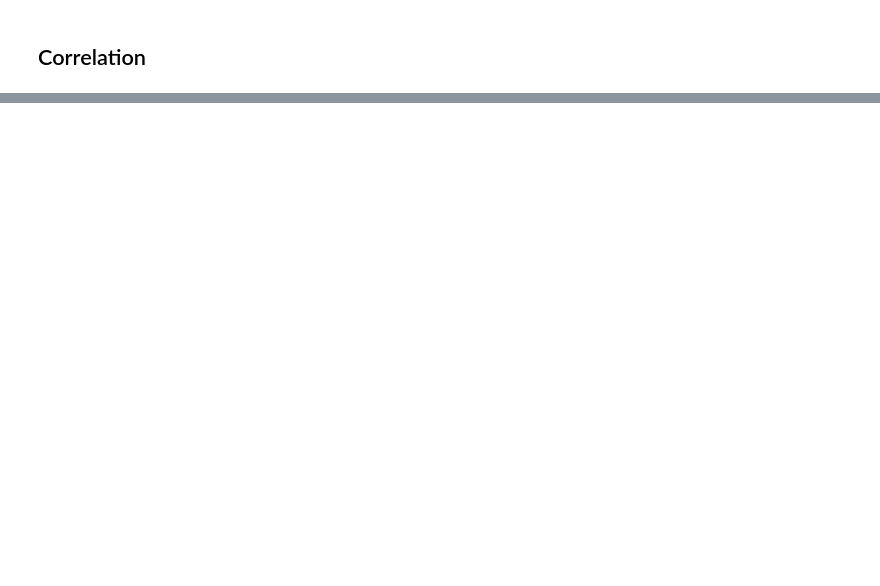
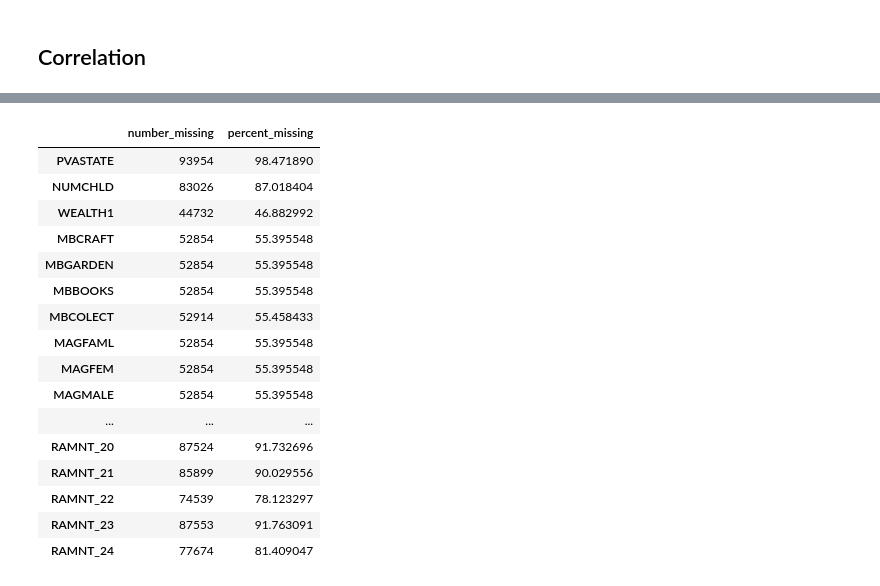
Before and after one commit to fredericosantos/ims_DM_Project, a Jupyter notebook: Vasco_DM.ipynb, the cells around one changed output, grey strips where cells are left out. Cells and saved outputs as stored; diff of their text form; code cells hidden in the pictures; blank space fills up the shorter version.

```diff
--- a/Vasco_DM.ipynb
+++ b/Vasco_DM.ipynb
@@ -482,0 +639,5 @@ plt.show()
+# %%
+percent_missing = df.isna().sum() * 100 / len(df)
+number_missing = df.isna().sum()
+missing_value_df = pd.DataFrame({'number_missing': number_missing,
+                                 'percent_missing': percent_missing})
@@ -482,0 +651,20 @@ plt.show()
+# %%
+missing_value_df.loc[missing_value_df['percent_missing']>=40]
+# %% [output]
+|  | number_missing | percent_missing |
+| PVASTATE | 93954 | 98.471890 |
+| NUMCHLD | 83026 | 87.018404 |
+| WEALTH1 | 44732 | 46.882992 |
+| MBCRAFT | 52854 | 55.395548 |
+| MBGARDEN | 52854 | 55.395548 |
+| MBBOOKS | 52854 | 55.395548 |
+| MBCOLECT | 52914 | 55.458433 |
+| MAGFAML | 52854 | 55.395548 |
+| MAGFEM | 52854 | 55.395548 |
+| MAGMALE | 52854 | 55.395548 |
+| ... | ... | ... |
+| RAMNT_20 | 87524 | 91.732696 |
+| RAMNT_21 | 85899 | 90.029556 |
+| RAMNT_22 | 74539 | 78.123297 |
+| RAMNT_23 | 87553 | 91.763091 |
+| RAMNT_24 | 77674 | 81.409047 |
```
Also changed, not shown: parts of 30 cells of this notebook.
